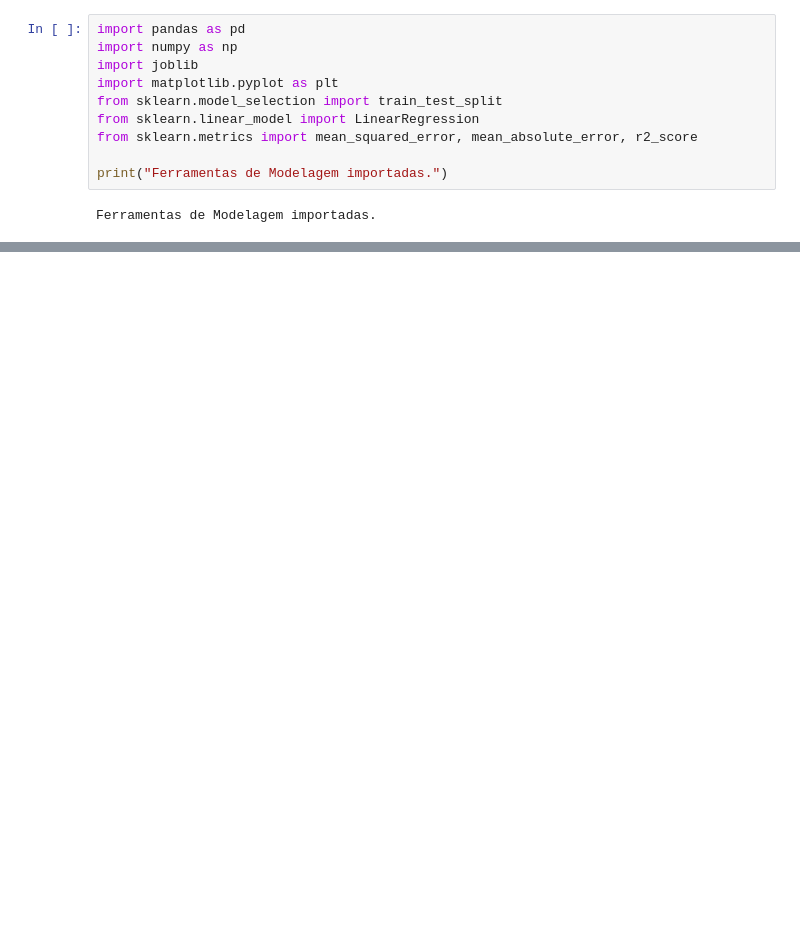
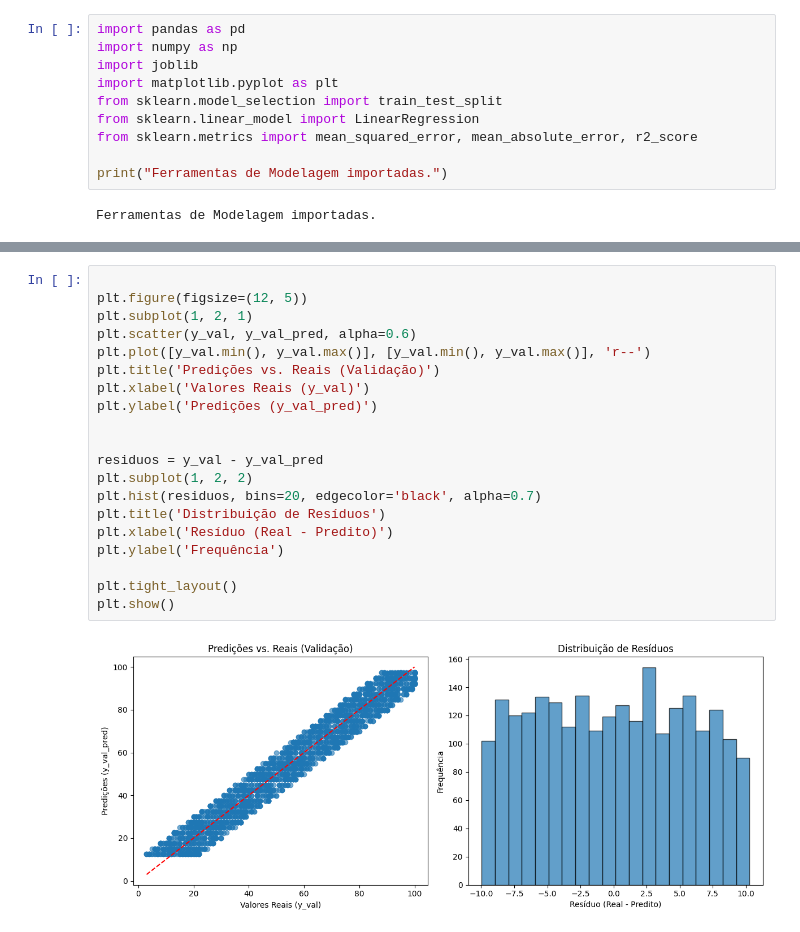
Before and after one commit to Guilima1044/Projeto-Machine-learning, a Jupyter notebook: notebooks/03_Modelagem.ipynb, the cells around one changed output, grey strips where cells are left out. Saved outputs shown, nothing was run; the diff lists cells and outputs as text; blank space fills up the shorter version.

```diff
--- a/notebooks/03_Modelagem.ipynb
+++ b/notebooks/03_Modelagem.ipynb
@@ -72,0 +124,22 @@ print("\nModelo Baseline salvo em ../models/baseline_reg.pkl")
+# %%
+
+plt.figure(figsize=(12, 5))
+plt.subplot(1, 2, 1)
+plt.scatter(y_val, y_val_pred, alpha=0.6)
+plt.plot([y_val.min(), y_val.max()], [y_val.min(), y_val.max()], 'r--')
+plt.title('Predições vs. Reais (Validação)')
+plt.xlabel('Valores Reais (y_val)')
+plt.ylabel('Predições (y_val_pred)')
+
+
+residuos = y_val - y_val_pred
+plt.subplot(1, 2, 2)
+plt.hist(residuos, bins=20, edgecolor='black', alpha=0.7)
+plt.title('Distribuição de Resíduos')
+plt.xlabel('Resíduo (Real - Predito)')
+plt.ylabel('Frequência')
+
+plt.tight_layout()
+plt.show()
+# %% [output]
+[figure, added]
```
Also changed, not shown: parts of 5 cells of this notebook.
